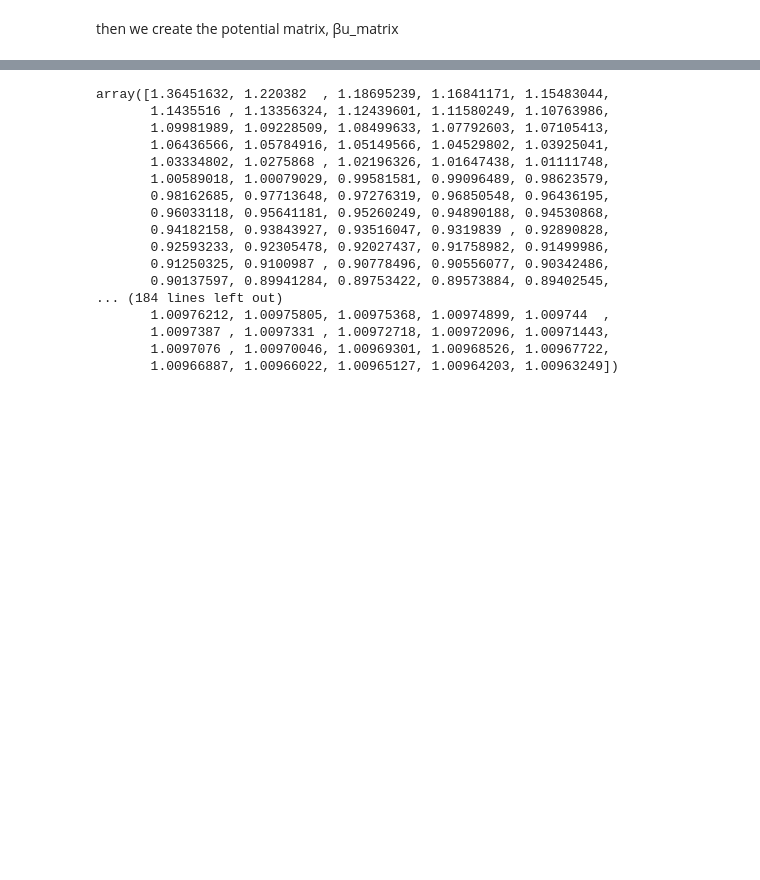
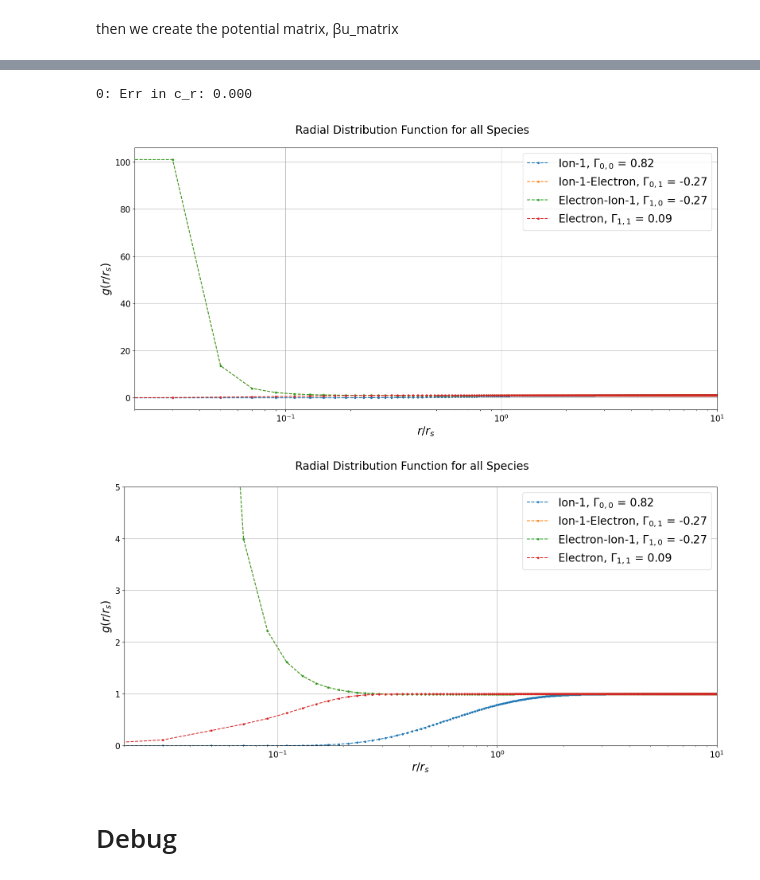
Before and after one commit to ZachAJohnson/hnc, a Jupyter notebook: QSP_HNC-Copy1.ipynb, the cells around one changed output, grey strips where cells are left out. Saved outputs shown, nothing was run; the diff lists cells and outputs as text; code cells hidden in the pictures; blank space fills up the shorter version.

```diff
--- a/QSP_HNC-Copy1.ipynb
+++ b/QSP_HNC-Copy1.ipynb
@@ -132,35 +121,15 @@ Gamma = np.array(  [[Γii,  Γei],
                     [Γei,  Γee]])
 
 
-# Gamma = np.array(  [[50,  10],
-#                     [10,  10]])
-
 names = ["Ion-1", "Electron", ]
 kappa = 1
-rho = np.array([  3/(4*np.pi), Zstar*3/(4*np.pi) ])
-hnc2 = HNC_solver(N_species, Gamma=Gamma, kappa=kappa, tol=1e-4,
-                 kappa_multiscale=1, rho = rho, num_iterations=int(10e2),
-                 R_max=10, N_bins=1000, names=names)
+rho = np.array([  3/(4*np.pi), Zstar * 3/(4*np.pi) ])
+hnc2 = HNC_solver(N_species, Gamma=Gamma, kappa=kappa, tol=1e-5,
+                 kappa_multiscale=1, rho = rho, num_iterations=int(2),
+                 R_max=10, N_bins=500, names=names)
 # %% [markdown]
 then we create the potential matrix, βu_matrix
 # %%
-hnc2.βu_r_matrix[0,0] = βvii(hnc2.r_array)
-hnc2.βu_r_matrix[1,0] = βvei(hnc2.r_array)
-hnc2.βu_r_matrix[0,1] = βvei(hnc2.r_array)
-hnc2.βu_r_matrix[1,1] = βvee(hnc2.r_array)
-
-
-hnc2.split_βu_matrix()
-hnc2.get_βu_k_matrices()
-
-# i, j = hnc2.i, hnc2.j
-# c_k = np.zeros((hnc2.N_species, hnc2.N_species, hnc2.N_bins))
-# # c_k[i, j] = -4 * np.pi * hnc2.Gamma[i, j, np.newaxis] / (hnc2.k_array**2 + hnc2.kappa**2)[np.newaxis,np.newaxis,:]
-# c_k[1, 1] =  -4 * np.pi * hnc2.Gamma[1, 1, np.newaxis] / (hnc2.k_array**2 + 1**2)[np.newaxis,np.newaxis,:]
-# c_k[0, 0] =  -4 * np.pi * hnc2.Gamma[0, 0, np.newaxis] / (hnc2.k_array**2 )[np.newaxis,np.newaxis,:]
-# c_k[0, 1] =  -4 * np.pi * hnc2.Gamma[0, 1, np.newaxis] / (hnc2.k_array**2 + 1**2 )[np.newaxis,np.newaxis,:]
-# c_k[1, 0] =  -4 * np.pi * hnc2.Gamma[1, 0, np.newaxis] / (hnc2.k_array**2 + 1**2)[np.newaxis,np.newaxis,:]
-# hnc2.c_k_matrix = c_k
-# hnc2.c_s_k_matrix = hnc2.c_k_matrix + hnc2.βu_l_k_matrix
-# hnc2.c_s_r_matrix = hnc2.FT_k_2_r_matrix(hnc2.c_s_k_matrix)
-# hnc2.initialize_C_matrix()
+βu_r_matrix = np.array([[βvii(hnc2.r_array), βvei(hnc2.r_array)],
+                        [βvei(hnc2.r_array), βvee(hnc2.r_array)]])
+hnc2.set_βu_matrix(βu_r_matrix)
@@ -297,22 +136,10 @@ array([ 2.98406030e+04,  5.13674407e+02,  8.03228923e+01,  5.73692000e+00,
-# %%
-hnc2.get_γs_k_matrix()
-hnc2.γs_r_matrix = hnc2.FT_k_2_r_matrix(hnc2.γs_k_matrix)
-np.exp(hnc2.γs_r_matrix[1,1])
-# %% [output]
-array([1.36451632, 1.220382  , 1.18695239, 1.16841171, 1.15483044,
-       1.1435516 , 1.13356324, 1.12439601, 1.11580249, 1.10763986,
-       1.09981989, 1.09228509, 1.08499633, 1.07792603, 1.07105413,
-       1.06436566, 1.05784916, 1.05149566, 1.04529802, 1.03925041,
-       1.03334802, 1.0275868 , 1.02196326, 1.01647438, 1.01111748,
-       1.00589018, 1.00079029, 0.99581581, 0.99096489, 0.98623579,
-       0.98162685, 0.97713648, 0.97276319, 0.96850548, 0.96436195,
-       0.96033118, 0.95641181, 0.95260249, 0.94890188, 0.94530868,
-       0.94182158, 0.93843927, 0.93516047, 0.9319839 , 0.92890828,
-       0.92593233, 0.92305478, 0.92027437, 0.91758982, 0.91499986,
-       0.91250325, 0.9100987 , 0.90778496, 0.90556077, 0.90342486,
-       0.90137597, 0.89941284, 0.89753422, 0.89573884, 0.89402545,
-... (184 lines left out)
-       1.00976212, 1.00975805, 1.00975368, 1.00974899, 1.009744  ,
-       1.0097387 , 1.0097331 , 1.00972718, 1.00972096, 1.00971443,
-       1.0097076 , 1.00970046, 1.00969301, 1.00968526, 1.00967722,
-       1.00966887, 1.00966022, 1.00965127, 1.00964203, 1.00963249])
+# %%
+hnc2.HNC_solve(alpha=1)
+hnc2.plot_g_all_species()
+hnc2.plot_g_all_species(gmax = 5)
+# %% [output]
+0: Err in c_r: 0.000
+[figure, added]
+[figure, added]
+# %% [markdown]
+# Debug
```
Also changed, not shown: parts of 13 cells of this notebook, 14 other files.
